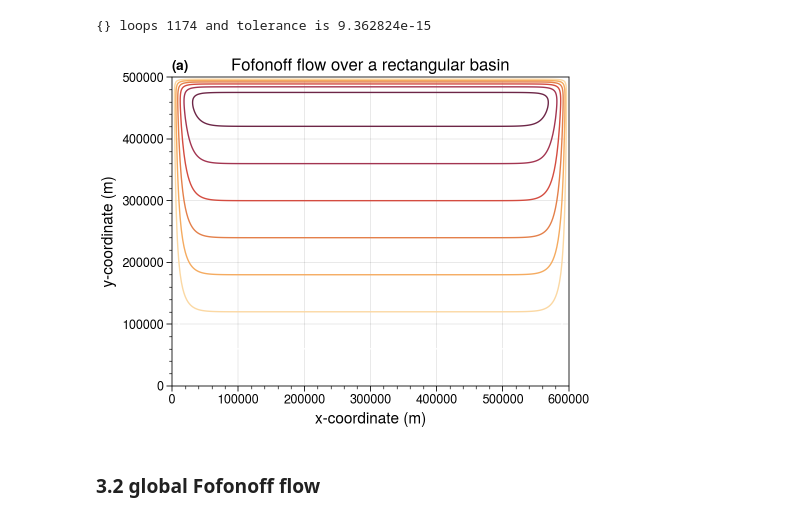
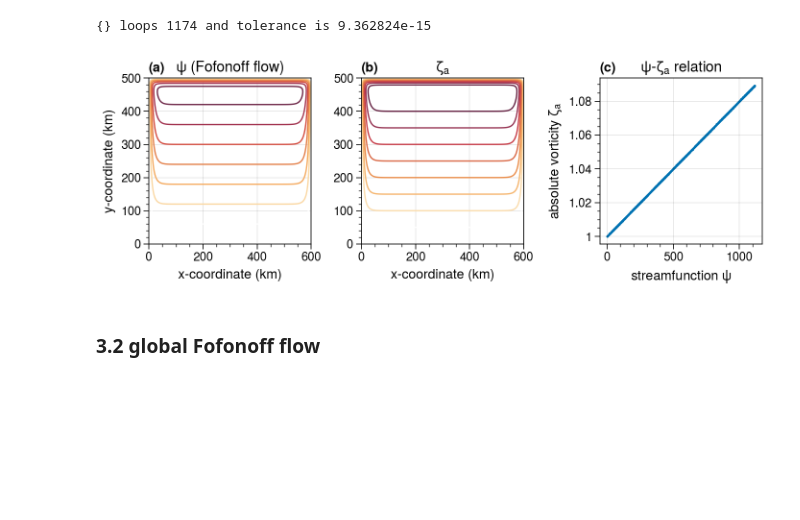
Before and after one commit to miniufo/xinvert, a Jupyter notebook: docs/source/notebooks/09_Fofonoff_flow.ipynb, the cells around one changed output. Saved outputs shown, nothing was run; the diff lists cells and outputs as text; code cells hidden in the pictures; blank space fills up the shorter version.

```diff
--- a/docs/source/notebooks/09_Fofonoff_flow.ipynb
+++ b/docs/source/notebooks/09_Fofonoff_flow.ipynb
@@ -110,38 +110,58 @@ iParams = {
     'BCs'      : ['fixed', 'fixed'],
     'mxLoop'   : 4000,
     'tolerance': 1e-14,
-    'optArg'   : 1.2,
-}
+    'optArg'   : 1.2}
 
 mParams = {
-    'f0': 1e-4,
+    'f0'  : 1e-4,
     'beta': 2e-11,
-    'c0': 8e-9,
-    'c1': 1e-4,
-}
+    'c0'  : 8e-9,
+    'c1'  : 1e-4}
 
 sf = invert_Fofonoff(F, dims=['y', 'x'], coords='cartesian', iParams=iParams, mParams=mParams)
 # %% [output]
 {} loops 1174 and tolerance is 9.362824e-15
-# %%
-# plot the flow pattern
-import proplot as pplt
-
-fig, axes = pplt.subplots(figsize=(5,3.8), sharex=3, sharey=3)
-
-fontsize = 12
-
-ygrid, xgrid = xr.broadcast(ydef, xdef)
-
-ax = axes[0]
-ax.contour(sf, levels=11, lw=1)
-ax.set_ylabel('y-coordinate (m)', fontsize=fontsize-1)
-ax.set_xlabel('x-coordinate (m)', fontsize=fontsize-1)
-ax.set_title('Fofonoff flow over a rectangular basin', fontsize=fontsize)
-
-axes.format(abc='(a)')
-# %% [output]
-[figure, removed]
+# %%
+# plot the flow pattern
+import proplot as pplt
+
+fig, axes = pplt.subplots(ncols=3, figsize=(7,2.5), sharex=0, sharey=0)
+
+fontsize = 11
+
+ygrid, xgrid = xr.broadcast(ydef, xdef)
+
+ax = axes[0]
+ax.contour(sf, levels=11, lw=1)
+ax.set_ylabel('y-coordinate (km)', fontsize=fontsize-1)
+ax.set_xlabel('x-coordinate (km)', fontsize=fontsize-1)
+ax.set_yticks([0, 100000, 200000, 300000, 400000, 500000])
+ax.set_xticks([0, 200000,400000, 600000])
+ax.set_yticklabels(['0', '100', '200', '300', '400', '500'])
+ax.set_xticklabels(['0', '200','400', '600'])
+ax.set_title('$\psi$ (Fofonoff flow)', fontsize=fontsize)
+
+zeta = mParams['c0'] * sf + mParams['c1']
+
+ax = axes[1]
+ax.contour(zeta, levels=11, lw=1)
+ax.set_ylabel('', fontsize=fontsize-1)
+ax.set_xlabel('x-coordinate (km)', fontsize=fontsize-1)
+ax.set_yticks([0, 100000, 200000, 300000, 400000, 500000])
+ax.set_xticks([0, 200000,400000, 600000])
+ax.set_yticklabels(['0', '100', '200', '300', '400', '500'])
+ax.set_xticklabels(['0', '200','400', '600'])
+ax.set_title('$\zeta_a$', fontsize=fontsize)
+
+ax = axes[2]
+ax.scatter(sf.values.ravel(), zeta.values.ravel()*1e4, s=0.4)
+ax.set_ylabel('absolute vorticity $\zeta_a$', fontsize=fontsize-1)
+ax.set_xlabel('streamfunction $\psi$', fontsize=fontsize-1)
+ax.set_title('$\psi$-$\zeta_a$ relation', fontsize=fontsize)
+
+axes.format(abc='(a)')
+# %% [output]
+[figure, added]
 # %% [markdown]
 ### 3.2 global Fofonoff flow
 # %%
```
Also changed, not shown: parts of 1 cell of this notebook, 20 other files.
